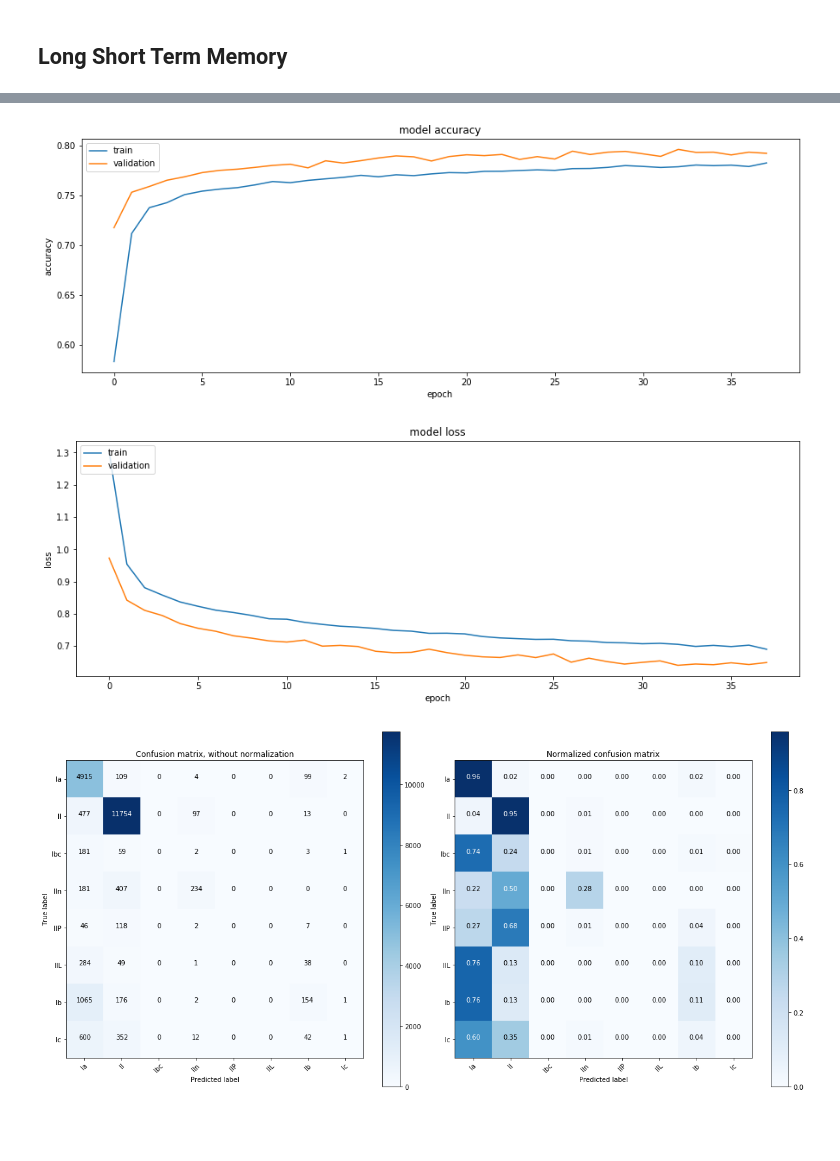
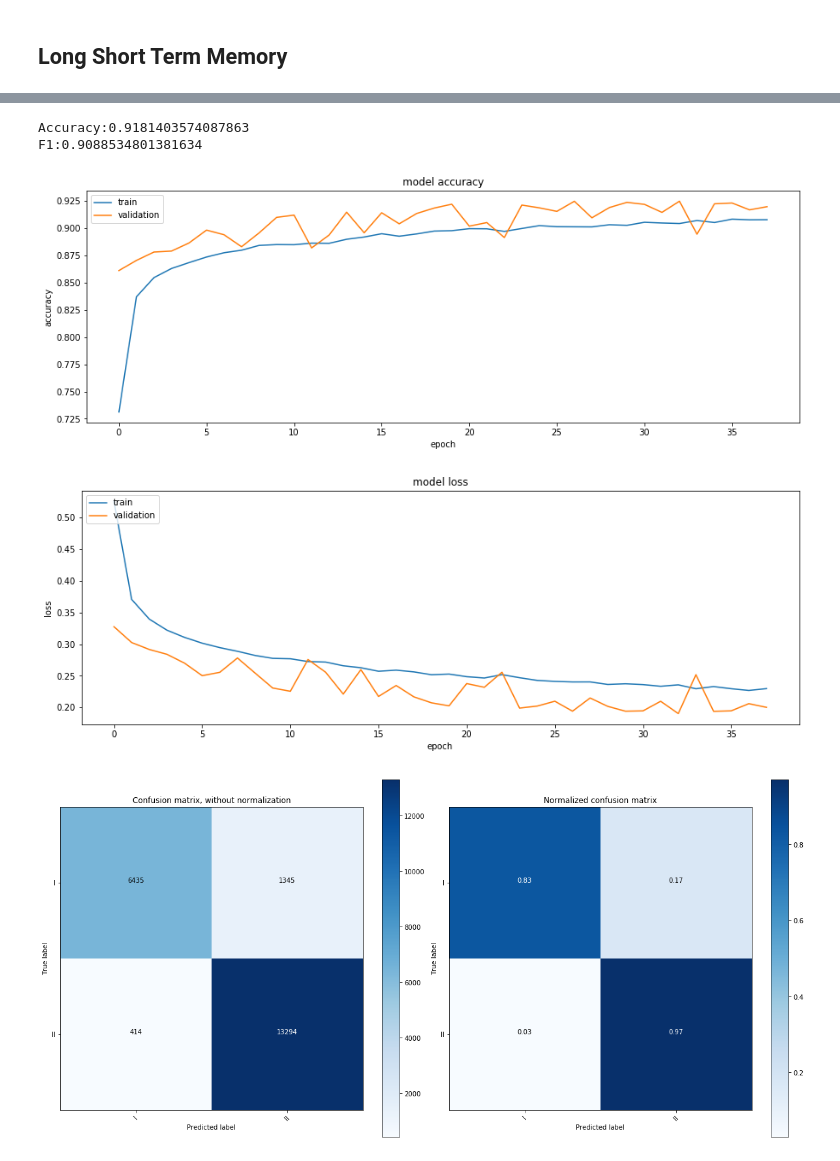
Before and after one commit to cridonoso/LSTM-Multiclass-Keras, a Jupyter notebook: TutorialLSTM.ipynb, the cells around one changed output, grey strips where cells are left out. Cells and saved outputs as stored; diff of their text form; code cells hidden in the pictures; blank space fills up the shorter version.

```diff
--- a/TutorialLSTM.ipynb
+++ b/TutorialLSTM.ipynb
@@ -11,7 +15,11 @@ import pandas as pd
 # %%
-filename = 'supernovae.hdf5'
+filename = './data/supernovae.hdf5'
 f = h5py.File(filename, 'r')
 light_curves = f['curves'].value
 labels       = f['labels'].value
 ids          = f['sne_id'].value
-np.unique(labels)
+
+I = [1,3,32,33]
+labels_new = np.array([0 if l in I else 1 for l in labels ])
+multi_class = {1: 0, 2:1, 3:2, 21:3, 22:4, 23:5, 32:6, 33:7}
+labels     = np.array([multi_class[l] for l in labels])
@@ -42,7 +71,7 @@ scaler = preprocessing.StandardScaler()
 x_scaled = np.array([scaler.fit_transform(x) for x in light_curves])
 
 # One hot encoding
-y_onehot = pd.get_dummies(labels).values
+y_onehot = pd.get_dummies(labels_new).values
 # %%
 np.unique(y_onehot, axis=0)
 # %% [output]
@@ -79,7 +102,7 @@ from keras.callbacks import EarlyStopping
 batch_size   = 128 # Training batch size
 n_steps      = x_train.shape[1] # Number of time steps into the serie
 n_channels   = x_train.shape[2] # Number of attributes such as magnitudes and errors
-n_classes    = np.unique(labels).shape[0]
+n_classes    = np.unique(labels_new).shape[0]
 
 n_neurons    = 16  # Neurons in each gate of LSTM
 
@@ -96,7 +119,7 @@ predictions = Dense(n_classes, activation='softmax')(x)
 
 model = Model(inputs=[inputs], outputs=predictions)
 model.compile(optimizer='adam',
-              loss='categorical_crossentropy',
+              loss='binary_crossentropy',
               metrics=['acc'])
 
 model.summary()
@@ -147,9 +170,15 @@ Epoch 38/50
 # %%
 from sklearn.metrics import accuracy_score
+from sklearn.metrics import f1_score
 y_probas = model.predict(x_test)
 y_pred   = np.argmax(y_probas, axis=1)
 y_true   = np.argmax(y_test, axis=1)
 acc_test = accuracy_score(y_true, y_pred)
+f1_score = f1_score(y_true, y_pred, average='macro')
+print('Accuracy:{}\nF1:{}'.format(acc_test, f1_score))
+# %% [output]
+Accuracy:0.9181403574087863
+F1:0.9088534801381634
 # %%
 # summarize history for accuracy
 plt.figure(figsize=(15,5))
@@ -171,22 +200,22 @@ plt.xlabel('epoch')
 plt.legend(['train', 'validation'], loc='upper left')
 plt.show()
 # %% [output]
-[figure, old version]
+[figure, new version]
-[figure, old version]
+[figure, new version]
 # %%
 from sklearn.metrics import confusion_matrix
 from visual import plot_confusion_matrix
-class_names = ['Ia', 'II', 'Ibc', 'IIn', 'IIP', 'IIL', 'Ib', 'Ic']
+class_names = ['I', 'II']
 cnf_matrix = confusion_matrix(y_true, y_pred)
 # Plot non-normalized confusion matrix
 plt.figure(figsize=(17,8))
 plt.subplot(121)
 plot_confusion_matrix(cnf_matrix, classes=class_names,
                       title='Confusion matrix, without normalization')
 
 # Plot normalized confusion matrix
 plt.subplot(122)
 plot_confusion_matrix(cnf_matrix, classes=class_names, normalize=True,
                       title='Normalized confusion matrix')
 # %% [output]
-[figure, old version]
+[figure, new version]
```
Also changed, not shown: parts of 10 cells of this notebook, 1 other file.
